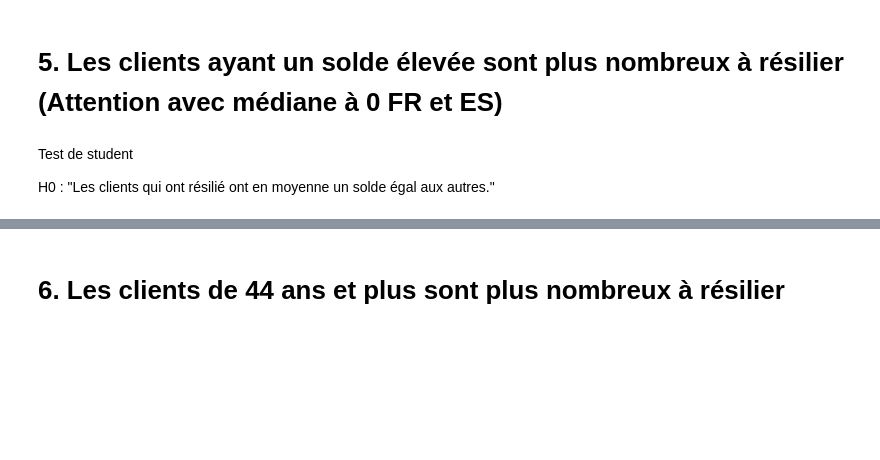
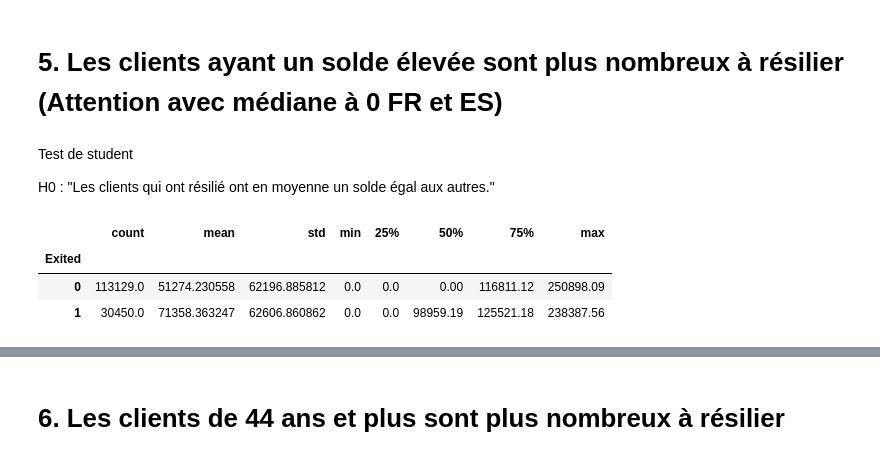
Before and after one commit to SimonGallien/mlpro-bank-churn, a Jupyter notebook: src/mlpro_bank_churn/3_hypothesis.ipynb, the cells around one changed output, grey strips where cells are left out. Cells and saved outputs as stored; diff of their text form; code cells hidden in the pictures; blank space fills up the shorter version.

```diff
--- a/src/mlpro_bank_churn/3_hypothesis.ipynb
+++ b/src/mlpro_bank_churn/3_hypothesis.ipynb
@@ -256,3 +273,10 @@ Nous avons suffisament d'évidence pour rejeter H0
 Test de student
 
 H0 : "Les clients qui ont résilié ont en moyenne un solde égal aux autres."
+# %%
+df_train.groupby("Exited")["Balance"].describe()
+# %% [output]
+|  | count | mean | std | min | 25% | 50% | 75% | max |
+| Exited |  |  |  |  |  |  |  |  |
+| 0 | 113129.0 | 51274.230558 | 62196.885812 | 0.0 | 0.0 | 0.00 | 116811.12 | 250898.09 |
+| 1 | 30450.0 | 71358.363247 | 62606.860862 | 0.0 | 0.0 | 98959.19 | 125521.18 | 238387.56 |
```
Also changed, not shown: parts of 9 cells of this notebook.
